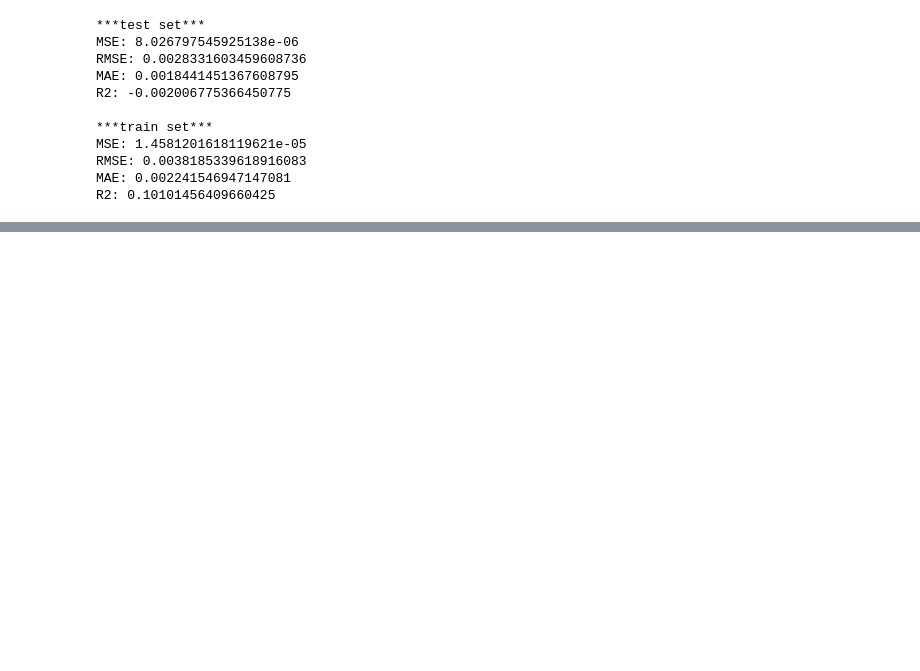
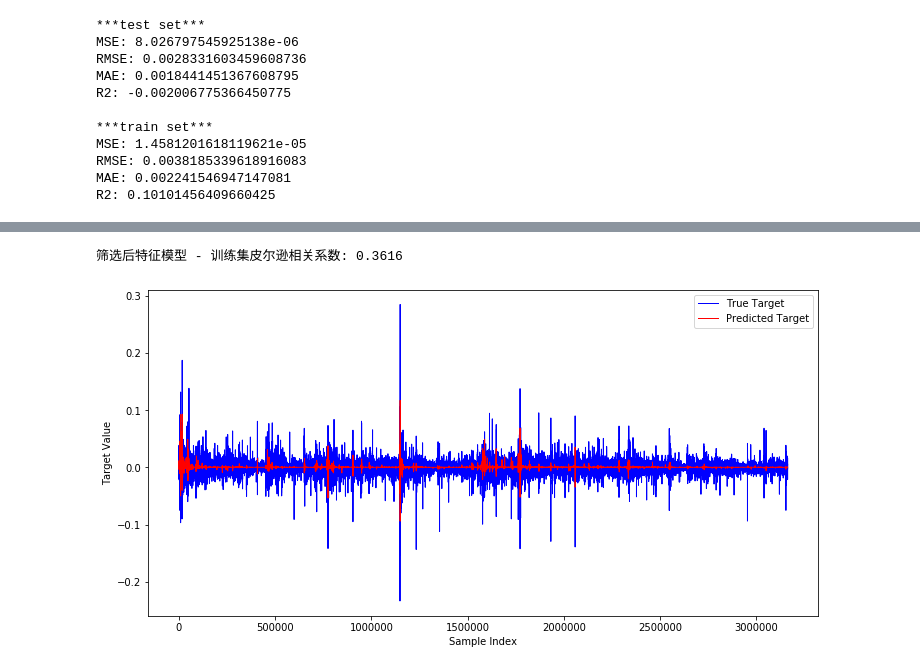
Before and after one commit to Alfafa0702/Vnpy_HFTrading, a Jupyter notebook: LGBM.ipynb, the cells around one changed output, grey strips where cells are left out. Saved outputs shown, nothing was run; the diff lists cells and outputs as text; code cells hidden in the pictures; blank space fills up the shorter version.

```diff
--- a/LGBM.ipynb
+++ b/LGBM.ipynb
@@ -561,0 +677,21 @@ R2: 0.10101456409660425
+# %%
+#训练集表现 - 使用筛选后特征的模型
+y_pred_train_selected = model_selected.predict(X_train_selected)
+y_train_values = y_train.values
+
+from scipy.stats import pearsonr
+corr, _ = pearsonr(y_train_values, y_pred_train_selected)
+print(f"筛选后特征模型 - 训练集皮尔逊相关系数: {corr:.4f}")
+
+import matplotlib.pyplot as plt
+%matplotlib inline
+plt.figure(figsize=(12, 6))
+plt.plot(y_train_values, label='True Target', color='blue', linewidth=1)
+plt.plot(y_pred_train_selected, label='Predicted Target', color='red', linewidth=1)
+plt.xlabel('Sample Index')
+plt.ylabel('Target Value')
+plt.legend()
+plt.show()
+# %% [output]
+筛选后特征模型 - 训练集皮尔逊相关系数: 0.3616
+[figure, added]
```
Also changed, not shown: parts of 9 cells of this notebook.
